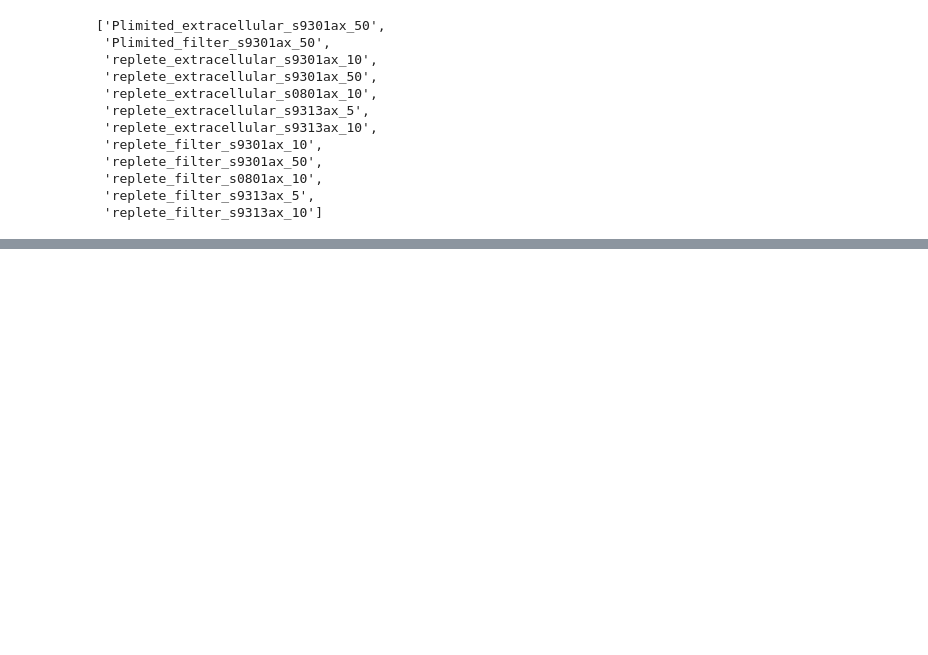
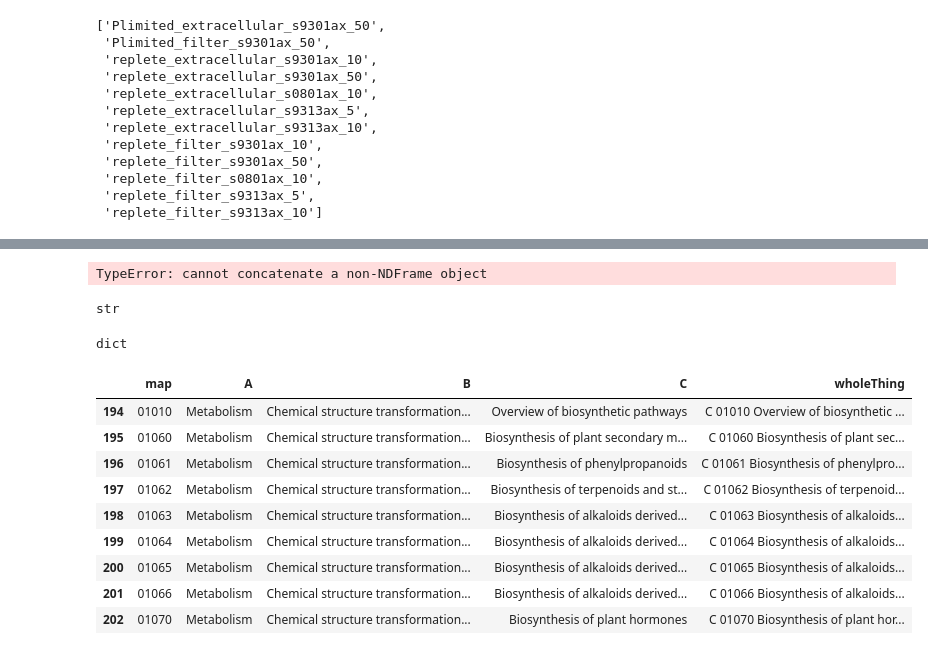
Before and after one commit to redbluewater/Pro_mtabs, a Jupyter notebook: ProKEGG.ipynb, the cells around one changed output, grey strips where cells are left out. Cells and saved outputs as stored; diff of their text form; code cells hidden in the pictures; blank space fills up the shorter version.

```diff
--- a/ProKEGG.ipynb
+++ b/ProKEGG.ipynb
@@ -306,0 +347,8 @@ problem with this pathway pmg01070
+# %%
+tm = tm.append(one)
+# %% [output]
+TypeError: cannot concatenate a non-NDFrame object
+# %%
+type(one)
+# %% [output]
+str
@@ -306,0 +360,19 @@ problem with this pathway pmg01070
+# %%
+type(gatherGroup)
+# %% [output]
+dict
+# %%
+shortList = prunedBRITE.loc[(prunedBRITE['B']==oneGroup)]
+# %%
+shortList
+# %% [output]
+|  | map | A | B | C | wholeThing |
+| 194 | 01010 | Metabolism | Chemical structure transformation... | Overview of biosynthetic pathways | C 01010 Overview of biosynthetic ... |
+| 195 | 01060 | Metabolism | Chemical structure transformation... | Biosynthesis of plant secondary m... | C 01060 Biosynthesis of plant sec... |
+| 196 | 01061 | Metabolism | Chemical structure transformation... | Biosynthesis of phenylpropanoids | C 01061 Biosynthesis of phenylpro... |
+| 197 | 01062 | Metabolism | Chemical structure transformation... | Biosynthesis of terpenoids and st... | C 01062 Biosynthesis of terpenoid... |
+| 198 | 01063 | Metabolism | Chemical structure transformation... | Biosynthesis of alkaloids derived... | C 01063 Biosynthesis of alkaloids... |
+| 199 | 01064 | Metabolism | Chemical structure transformation... | Biosynthesis of alkaloids derived... | C 01064 Biosynthesis of alkaloids... |
+| 200 | 01065 | Metabolism | Chemical structure transformation... | Biosynthesis of alkaloids derived... | C 01065 Biosynthesis of alkaloids... |
+| 201 | 01066 | Metabolism | Chemical structure transformation... | Biosynthesis of alkaloids derived... | C 01066 Biosynthesis of alkaloids... |
+| 202 | 01070 | Metabolism | Chemical structure transformation... | Biosynthesis of plant hormones | C 01070 Biosynthesis of plant hor... |
```
Also changed, not shown: parts of 38 cells of this notebook, 26 other files.
